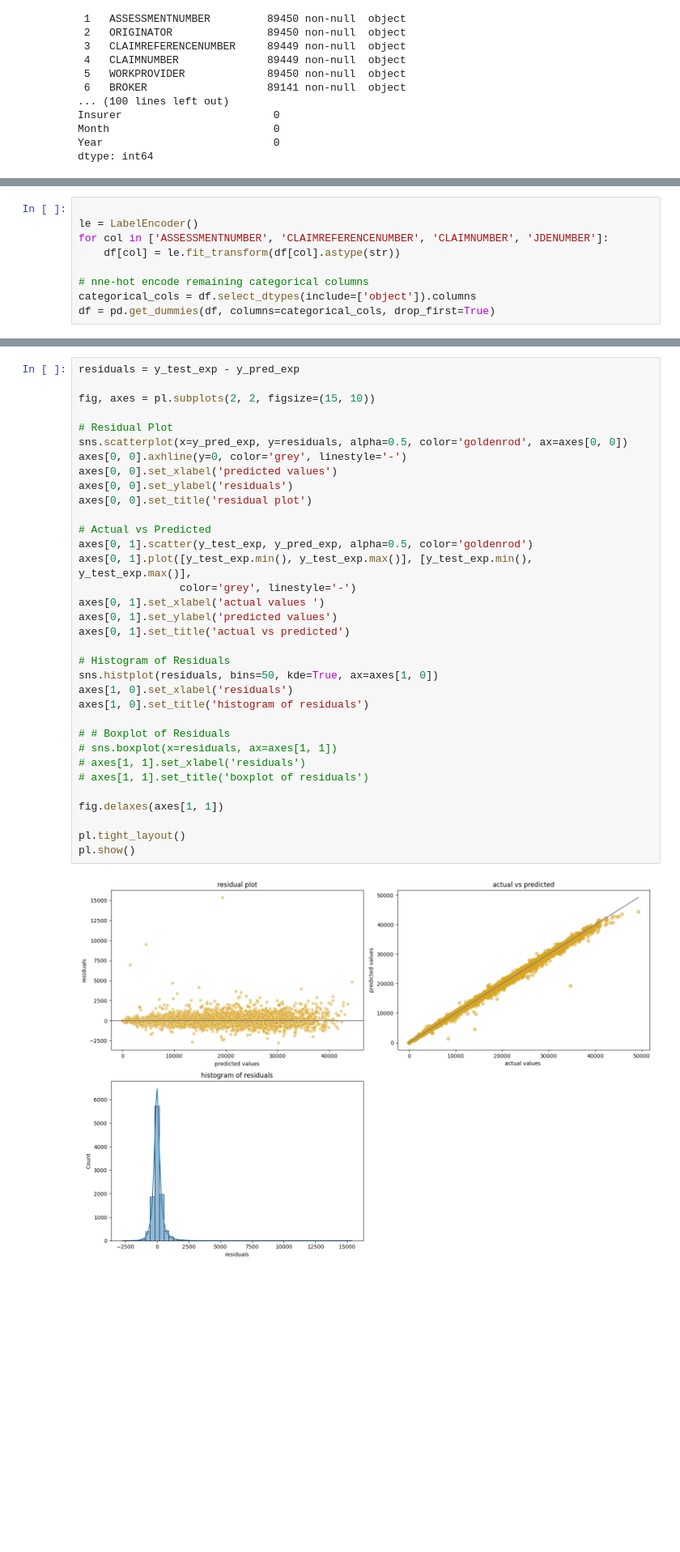
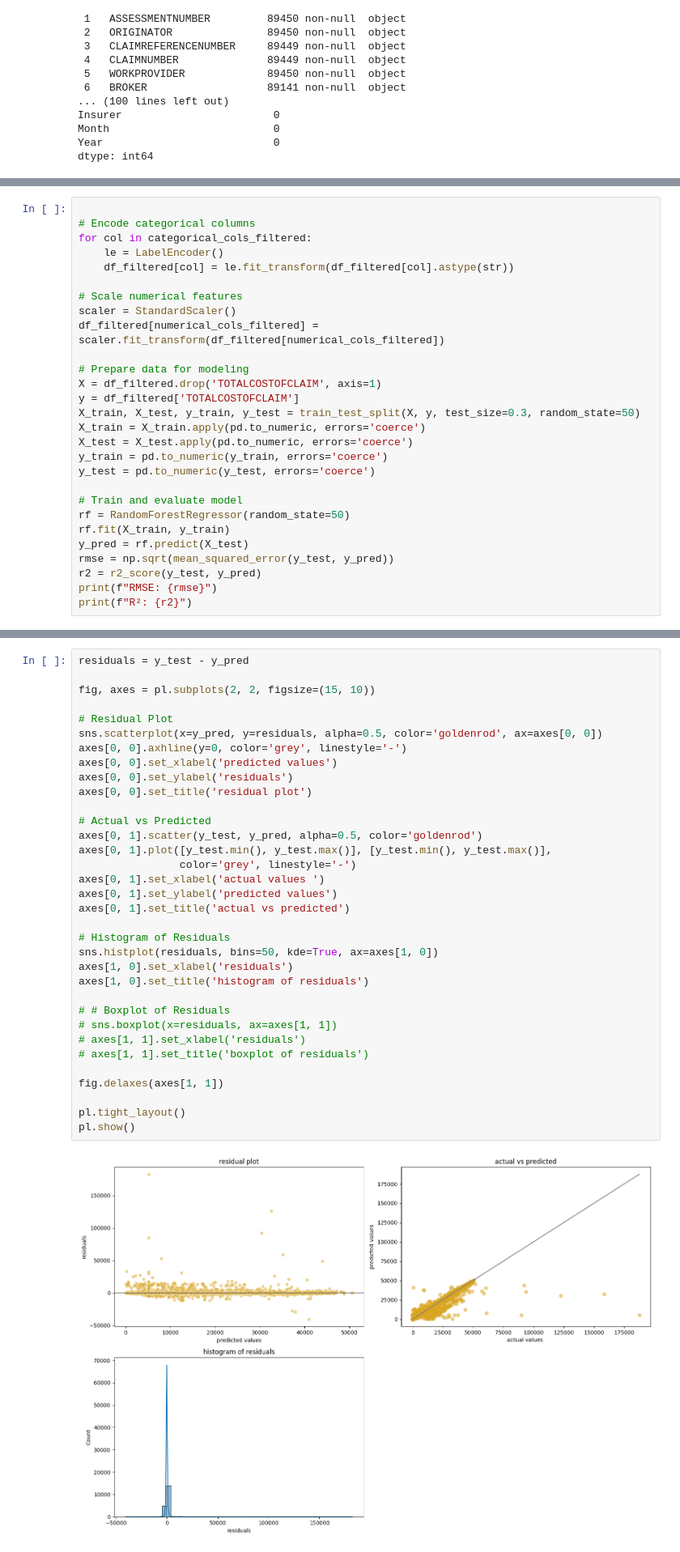
Before and after one commit to Catalyst365/machine-learning, a Jupyter notebook: regression_insurance_claims.ipynb, the cells around one changed output, grey strips where cells are left out. Shown at 81% size. Saved outputs shown, nothing was run; the diff lists cells and outputs as text; blank space fills up the shorter version.

```diff
--- a/regression_insurance_claims.ipynb
+++ b/regression_insurance_claims.ipynb
@@ -188,9 +214,0 @@ df = df.drop(['MONTHREG', 'YEARREG', 'Year'], axis=1)
-# %%
-
-le = LabelEncoder()
-for col in ['ASSESSMENTNUMBER', 'CLAIMREFERENCENUMBER', 'CLAIMNUMBER', 'JDENUMBER']:
-    df[col] = le.fit_transform(df[col].astype(str))
-
-# nne-hot encode remaining categorical columns
-categorical_cols = df.select_dtypes(include=['object']).columns
-df = pd.get_dummies(df, columns=categorical_cols, drop_first=True)
@@ -254,0 +223,28 @@ You can try to debug the error by setting error_score='raise'.
+# %%
+
+# Encode categorical columns
+for col in categorical_cols_filtered:
+    le = LabelEncoder()
+    df_filtered[col] = le.fit_transform(df_filtered[col].astype(str))
+
+# Scale numerical features
+scaler = StandardScaler()
+df_filtered[numerical_cols_filtered] = scaler.fit_transform(df_filtered[numerical_cols_filtered])
+
+# Prepare data for modeling
+X = df_filtered.drop('TOTALCOSTOFCLAIM', axis=1)
+y = df_filtered['TOTALCOSTOFCLAIM']
+X_train, X_test, y_train, y_test = train_test_split(X, y, test_size=0.3, random_state=50)
+X_train = X_train.apply(pd.to_numeric, errors='coerce')
+X_test = X_test.apply(pd.to_numeric, errors='coerce')
+y_train = pd.to_numeric(y_train, errors='coerce')
+y_test = pd.to_numeric(y_test, errors='coerce')
+
+# Train and evaluate model
+rf = RandomForestRegressor(random_state=50)
+rf.fit(X_train, y_train)
+y_pred = rf.predict(X_test)
+rmse = np.sqrt(mean_squared_error(y_test, y_pred))
+r2 = r2_score(y_test, y_pred)
+print(f"RMSE: {rmse}")
+print(f"R²: {r2}")
@@ -255,36 +254,36 @@ You can try to debug the error by setting error_score='raise'.
 # %%
-residuals = y_test_exp - y_pred_exp
+residuals = y_test - y_pred
 
 fig, axes = pl.subplots(2, 2, figsize=(15, 10))
 
 # Residual Plot
-sns.scatterplot(x=y_pred_exp, y=residuals, alpha=0.5, color='goldenrod', ax=axes[0, 0])
+sns.scatterplot(x=y_pred, y=residuals, alpha=0.5, color='goldenrod', ax=axes[0, 0])
 axes[0, 0].axhline(y=0, color='grey', linestyle='-')
 axes[0, 0].set_xlabel('predicted values')
 axes[0, 0].set_ylabel('residuals')
 axes[0, 0].set_title('residual plot')
 
 # Actual vs Predicted
-axes[0, 1].scatter(y_test_exp, y_pred_exp, alpha=0.5, color='goldenrod')
-axes[0, 1].plot([y_test_exp.min(), y_test_exp.max()], [y_test_exp.min(), y_test_exp.max()],
+axes[0, 1].scatter(y_test, y_pred, alpha=0.5, color='goldenrod')
+axes[0, 1].plot([y_test.min(), y_test.max()], [y_test.min(), y_test.max()],
                 color='grey', linestyle='-')
 axes[0, 1].set_xlabel('actual values ')
 axes[0, 1].set_ylabel('predicted values')
 axes[0, 1].set_title('actual vs predicted')
 
 # Histogram of Residuals
 sns.histplot(residuals, bins=50, kde=True, ax=axes[1, 0])
 axes[1, 0].set_xlabel('residuals')
 axes[1, 0].set_title('histogram of residuals')
 
 # # Boxplot of Residuals
 # sns.boxplot(x=residuals, ax=axes[1, 1])
 # axes[1, 1].set_xlabel('residuals')
 # axes[1, 1].set_title('boxplot of residuals')
 
 fig.delaxes(axes[1, 1])
 
 pl.tight_layout()
 pl.show()
 # %% [output]
-[figure, old version]
+[figure, new version]
```
Also changed, not shown: parts of 20 cells of this notebook.
